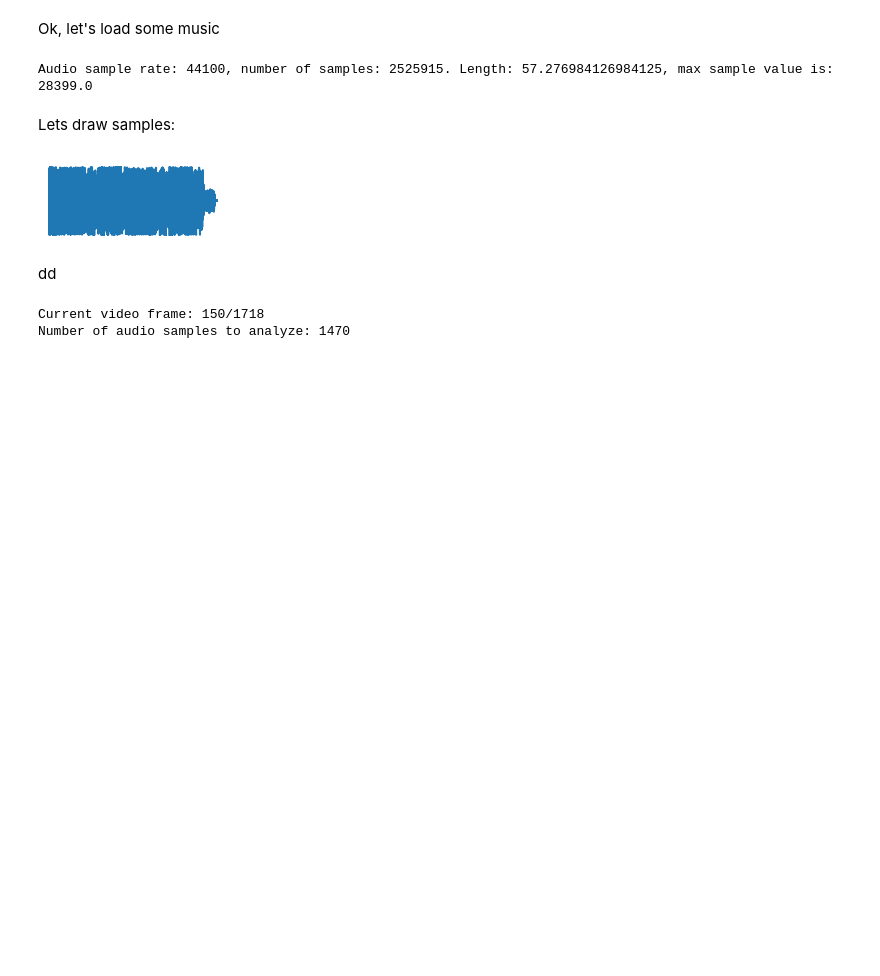
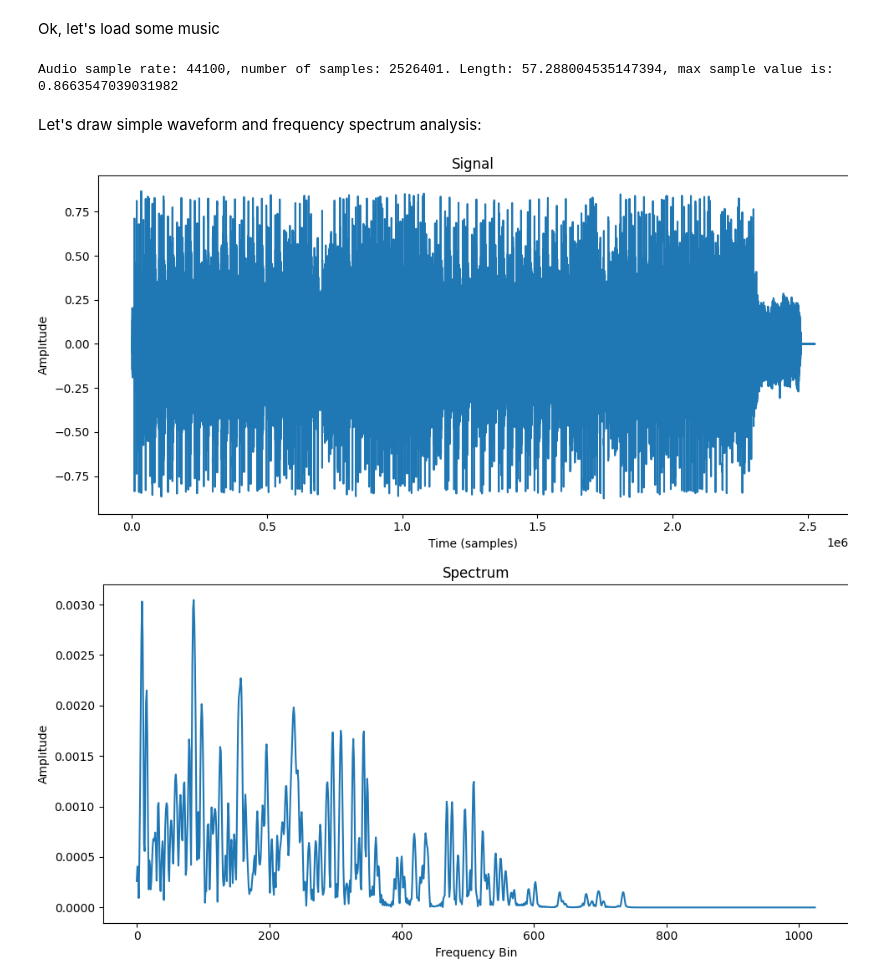
Before and after one commit to utak3r/PyShaderPlayground, a Jupyter notebook: experiments/sound_analysis.ipynb, the cells around one changed output. Drawn from its saved outputs; the diff is of its cells as text; code cells hidden in the pictures; blank space fills up the shorter version.

Commit message:
Analysis got some first results, that could be implemented
...and to check how it performs, as it is meant for per-frame texture generation.

```diff
--- a/experiments/sound_analysis.ipynb
+++ b/experiments/sound_analysis.ipynb
@@ -22,8 +27,8 @@ from scipy.signal.windows import gaussian
 # %% [markdown]
 Ok, let's load some music
 # %%
-filename = 'test_sound_01.wav'
-sample_rate, audio = wav.read(filename)
+filename = 'test_sound_01.mp3'
+audio, sample_rate = librosa.load(filename, sr=44100)
 if audio.ndim > 1:
     audio = np.mean(audio, axis=1)
 num_samples = audio.shape[0]
@@ -32,38 +37,23 @@ max_sample_value = np.max(audio)
 
 print(f'Audio sample rate: {sample_rate}, number of samples: {num_samples}. Length: {length}, max sample value is: {max_sample_value}')
 # %% [output]
-Audio sample rate: 44100, number of samples: 2525915. Length: 57.276984126984125, max sample value is: 28399.0
+Audio sample rate: 44100, number of samples: 2526401. Length: 57.288004535147394, max sample value is: 0.8663547039031982
-# %% [markdown]
-Lets draw samples:
-# %%
-fig = plt.figure(figsize=(2.0,1.0), dpi=100)
-canvas = FigureCanvas(fig)
-ax = plt.axes()
-ax.set_axis_off()
-ax.margins(0)
-ax.plot(np.arange(num_samples) / sample_rate, audio)
-fig.tight_layout()
-canvas.draw()
-# %% [output]
-[figure, removed]
-# %% [markdown]
-dd
-# %%
-plt.close(fig)
-framerate = 30.0
-position = 5.0
-number_of_frames = 1 # how many video frames to analyze
-
-total_frames = int(length * framerate)
-current_frame = int(position*framerate)
-sample_start = int((current_frame) / framerate * sample_rate)
-sample_end = int((current_frame + number_of_frames) / framerate * sample_rate)
-N = sample_end - sample_start
-T = 1.0 / sample_rate
-audio_part = audio[sample_start:sample_end]
-
-print(f'Current video frame: {current_frame}/{total_frames}')
-print(f'Number of audio samples to analyze: {N}')
-# %% [output]
-Current video frame: 150/1718
-Number of audio samples to analyze: 1470
+# %% [markdown]
+Let's draw simple waveform and frequency spectrum analysis:
+# %%
+plt.plot(audio);
+plt.title('Signal');
+plt.xlabel('Time (samples)');
+plt.ylabel('Amplitude');
+plt.show()
+
+n_fft = 2048
+ft = np.abs(librosa.stft(audio[:n_fft], hop_length = n_fft+1))
+plt.plot(ft);
+plt.title('Spectrum');
+plt.xlabel('Frequency Bin');
+plt.ylabel('Amplitude');
+plt.show()
+# %% [output]
+[figure, added]
+[figure, added]
```
Also changed, not shown: parts of 17 cells of this notebook, 1 other file.
